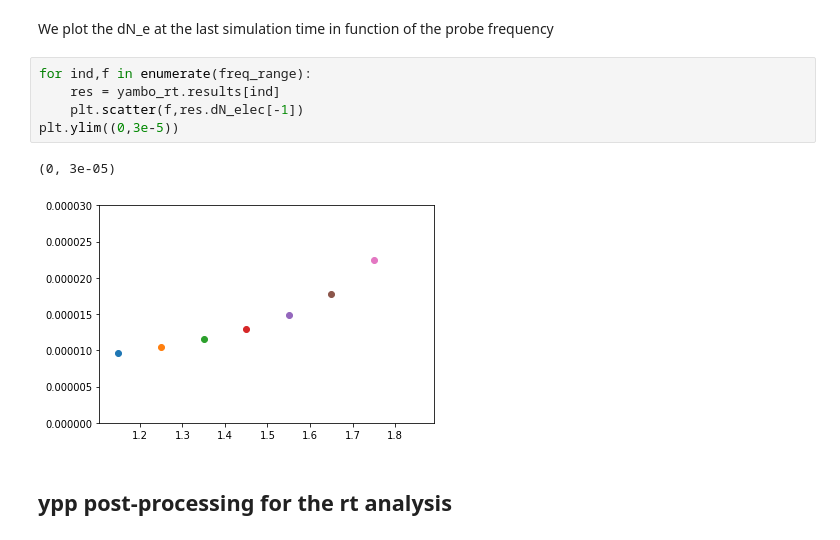
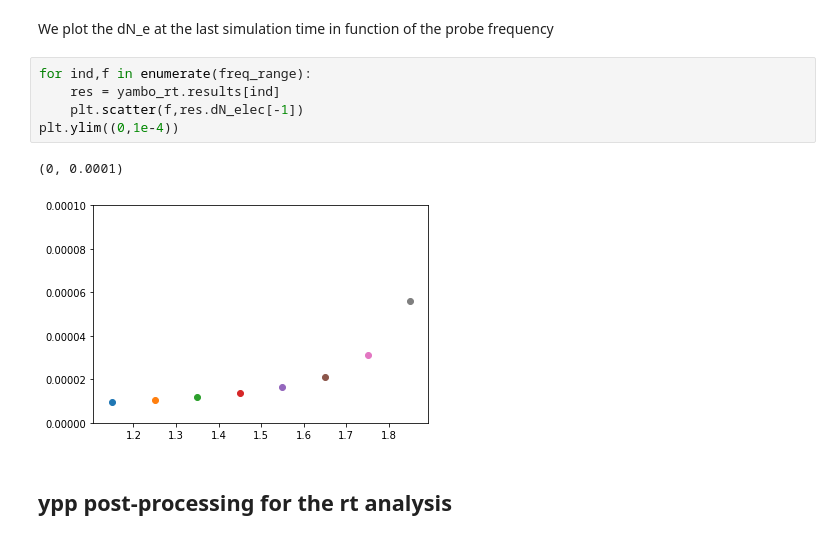
Before and after one commit to marcodalessandro76/Generation-and-decay-of-the-degree-of-spin-polarization-in-GaAs, a Jupyter notebook: RT_analysis.ipynb, the cells around one changed output. Saved outputs shown, nothing was run; the diff lists cells and outputs as text.

```diff
--- a/RT_analysis.ipynb
+++ b/RT_analysis.ipynb
@@ -182,11 +201,11 @@ We plot the dN_e at the last simulation time in function of the probe frequency
 # %%
 for ind,f in enumerate(freq_range):
     res = yambo_rt.results[ind]
     plt.scatter(f,res.dN_elec[-1])
-plt.ylim((0,3e-5))
+plt.ylim((0,1e-4))
 # %% [output]
-(0, 3e-05)
+(0, 0.0001)
-[figure, old version]
+[figure, new version]
 # %% [markdown]
 ## ypp post-processing for the rt analysis
 # %% [markdown]
```
Also changed, not shown: parts of 5 cells of this notebook.
